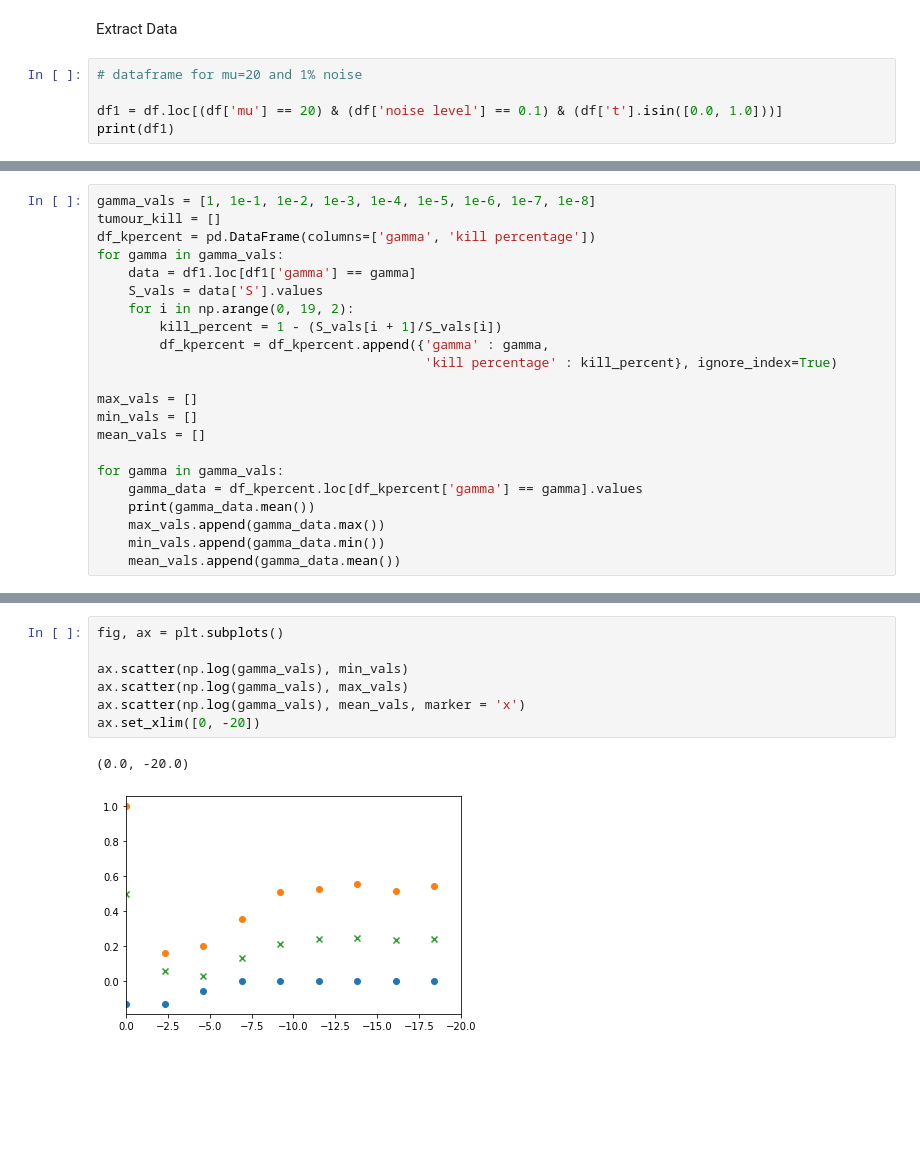
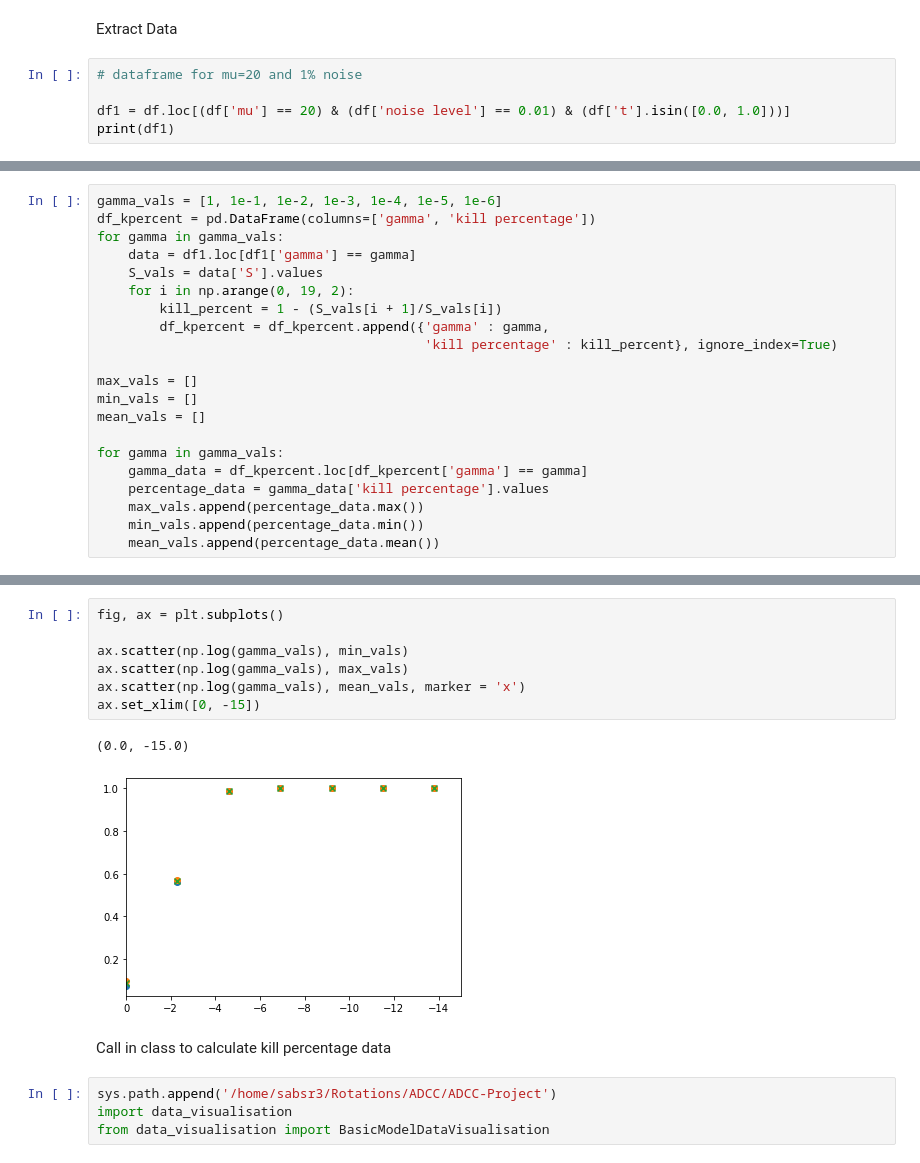
Before and after one commit to lukedtc/ADCC-Project, a Jupyter notebook: Notebooks/data_visualisation.ipynb, the cells around one changed output, grey strips where cells are left out. Drawn from its saved outputs; the diff is of its cells as text; blank space fills up the shorter version.

```diff
--- a/Notebooks/data_visualisation.ipynb
+++ b/Notebooks/data_visualisation.ipynb
@@ -12,7 +13,7 @@ Extract Data
 # %%
 # dataframe for mu=20 and 1% noise
 
-df1 = df.loc[(df['mu'] == 20) & (df['noise level'] == 0.1) & (df['t'].isin([0.0, 1.0]))]
+df1 = df.loc[(df['mu'] == 20) & (df['noise level'] == 0.01) & (df['t'].isin([0.0, 1.0]))]
 print(df1)
 # %% [output]
        Unnamed: 0    t    mu         gamma  noise level         A         R  \
@@ -33,8 +34,7 @@ print(df1)
 
 [180 rows x 9 columns]
 # %%
-gamma_vals = [1, 1e-1, 1e-2, 1e-3, 1e-4, 1e-5, 1e-6, 1e-7, 1e-8]
-tumour_kill = []
+gamma_vals = [1, 1e-1, 1e-2, 1e-3, 1e-4, 1e-5, 1e-6]
 df_kpercent = pd.DataFrame(columns=['gamma', 'kill percentage'])
 for gamma in gamma_vals:
     data = df1.loc[df1['gamma'] == gamma]
@@ -49,8 +49,8 @@ min_vals = []
 mean_vals = []
 
 for gamma in gamma_vals:
-    gamma_data = df_kpercent.loc[df_kpercent['gamma'] == gamma].values
-    print(gamma_data.mean())
-    max_vals.append(gamma_data.max())
-    min_vals.append(gamma_data.min())
-    mean_vals.append(gamma_data.mean())
+    gamma_data = df_kpercent.loc[df_kpercent['gamma'] == gamma]
+    percentage_data = gamma_data['kill percentage'].values
+    max_vals.append(percentage_data.max())
+    min_vals.append(percentage_data.min())
+    mean_vals.append(percentage_data.mean())
@@ -67,10 +57,16 @@ for gamma in gamma_vals:
 # %%
 fig, ax = plt.subplots()
 
 ax.scatter(np.log(gamma_vals), min_vals)
 ax.scatter(np.log(gamma_vals), max_vals)
 ax.scatter(np.log(gamma_vals), mean_vals, marker = 'x')
-ax.set_xlim([0, -20])
+ax.set_xlim([0, -15])
 # %% [output]
-(0.0, -20.0)
+(0.0, -15.0)
-[figure, old version]
+[figure, new version]
+# %% [markdown]
+Call in class to calculate kill percentage data
+# %%
+sys.path.append('/home/sabsr3/Rotations/ADCC/ADCC-Project')
+import data_visualisation
+from data_visualisation import BasicModelDataVisualisation
```
Also changed, not shown: parts of 9 cells of this notebook, 4 other files.
